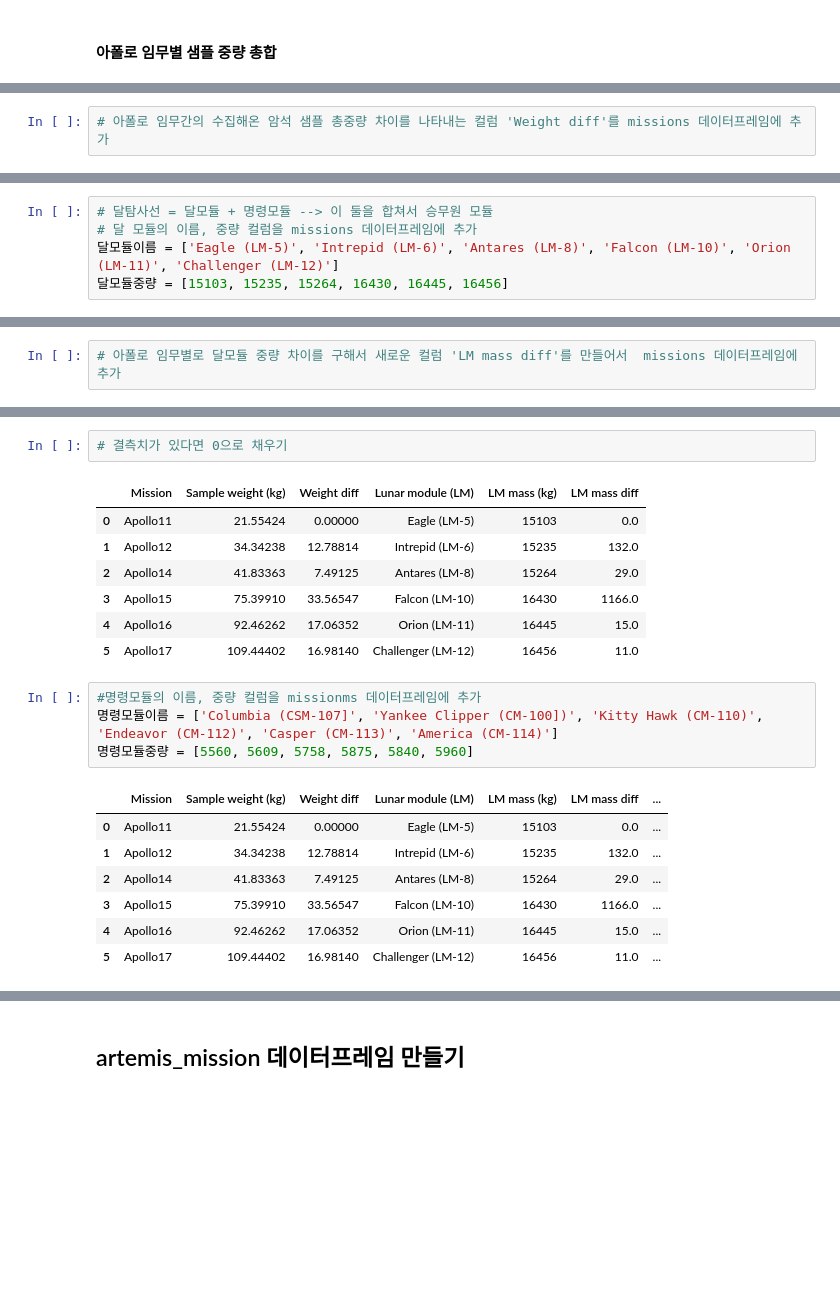
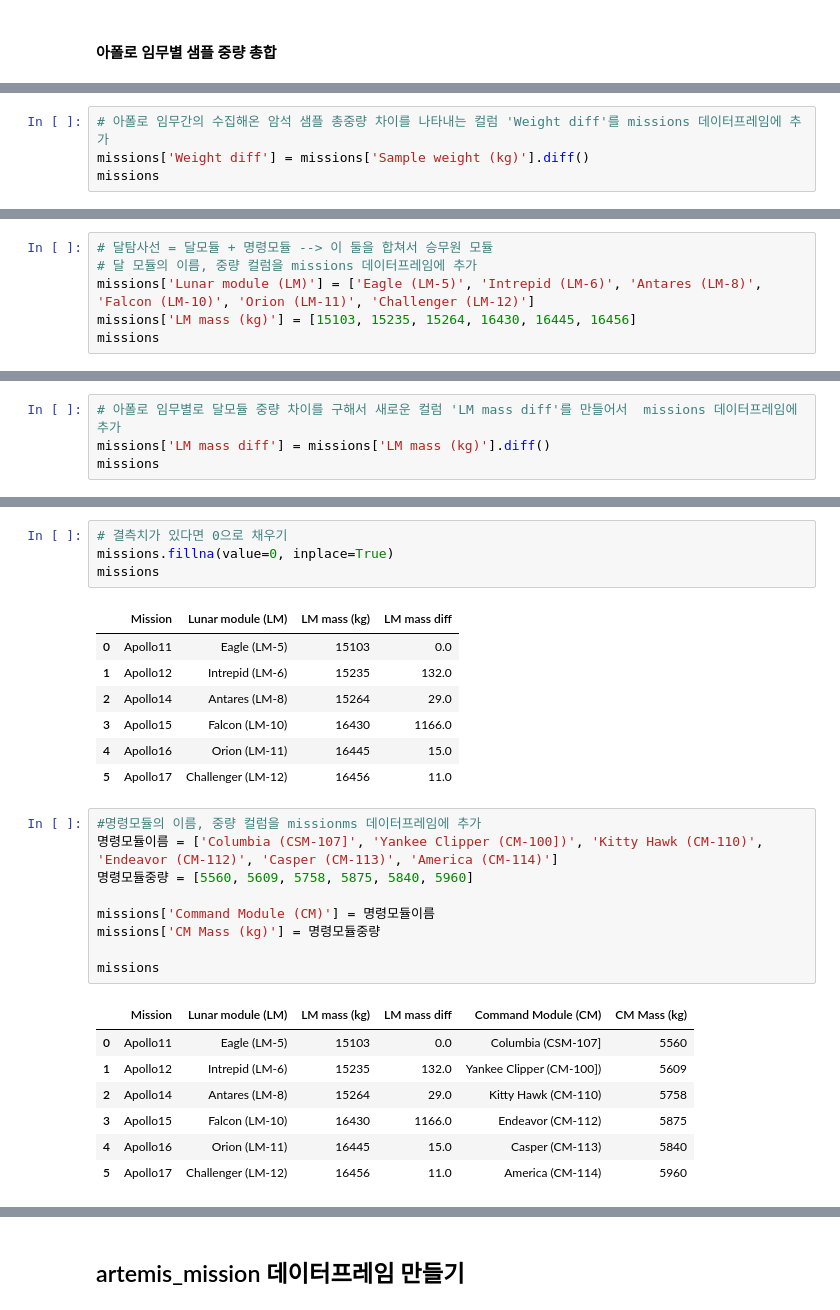
Before and after one commit to lima1016/python_study, a Jupyter notebook: OverTheMoon_달탐사.ipynb, the cells around one changed output, grey strips where cells are left out. Cells and saved outputs as stored; diff of their text form; blank space fills up the shorter version.

```diff
--- a/OverTheMoon_달탐사.ipynb
+++ b/OverTheMoon_달탐사.ipynb
@@ -248,3 +272,5 @@ Name: Weight (kg), dtype: float64
 # %%
 # 아폴로 임무간의 수집해온 암석 샘플 총중량 차이를 나타내는 컬럼 'Weight diff'를 missions 데이터프레임에 추가
+missions['Weight diff'] = missions['Sample weight (kg)'].diff()
+missions
 # %% [output]
@@ -269,6 +291,7 @@ missions.fillna(value=0, inplace=True)
 # %%
 # 달탐사선 = 달모듈 + 명령모듈 --> 이 둘을 합쳐서 승무원 모듈
 # 달 모듈의 이름, 중량 컬럼을 missions 데이터프레임에 추가
-달모듈이름 = ['Eagle (LM-5)', 'Intrepid (LM-6)', 'Antares (LM-8)', 'Falcon (LM-10)', 'Orion (LM-11)', 'Challenger (LM-12)']
-달모듈중량 = [15103, 15235, 15264, 16430, 16445, 16456]
+missions['Lunar module (LM)'] = ['Eagle (LM-5)', 'Intrepid (LM-6)', 'Antares (LM-8)', 'Falcon (LM-10)', 'Orion (LM-11)', 'Challenger (LM-12)']
+missions['LM mass (kg)'] = [15103, 15235, 15264, 16430, 16445, 16456]
+missions
 # %% [output]
@@ -282,3 +305,5 @@ missions.fillna(value=0, inplace=True)
 # %%
 # 아폴로 임무별로 달모듈 중량 차이를 구해서 새로운 컬럼 'LM mass diff'를 만들어서  missions 데이터프레임에 추가
+missions['LM mass diff'] = missions['LM mass (kg)'].diff()
+missions
 # %% [output]
@@ -292,25 +317,32 @@ missions.fillna(value=0, inplace=True)
 # %%
 # 결측치가 있다면 0으로 채우기
+missions.fillna(value=0, inplace=True)
+missions
 # %% [output]
-|  | Mission | Sample weight (kg) | Weight diff | Lunar module (LM) | LM mass (kg) | LM mass diff |
-| 0 | Apollo11 | 21.55424 | 0.00000 | Eagle (LM-5) | 15103 | 0.0 |
-| 1 | Apollo12 | 34.34238 | 12.78814 | Intrepid (LM-6) | 15235 | 132.0 |
-| 2 | Apollo14 | 41.83363 | 7.49125 | Antares (LM-8) | 15264 | 29.0 |
-| 3 | Apollo15 | 75.39910 | 33.56547 | Falcon (LM-10) | 16430 | 1166.0 |
-| 4 | Apollo16 | 92.46262 | 17.06352 | Orion (LM-11) | 16445 | 15.0 |
-| 5 | Apollo17 | 109.44402 | 16.98140 | Challenger (LM-12) | 16456 | 11.0 |
+|  | Mission | Lunar module (LM) | LM mass (kg) | LM mass diff |
+| 0 | Apollo11 | Eagle (LM-5) | 15103 | 0.0 |
+| 1 | Apollo12 | Intrepid (LM-6) | 15235 | 132.0 |
+| 2 | Apollo14 | Antares (LM-8) | 15264 | 29.0 |
+| 3 | Apollo15 | Falcon (LM-10) | 16430 | 1166.0 |
+| 4 | Apollo16 | Orion (LM-11) | 16445 | 15.0 |
+| 5 | Apollo17 | Challenger (LM-12) | 16456 | 11.0 |
 # %%
 #명령모듈의 이름, 중량 컬럼을 missionms 데이터프레임에 추가
 명령모듈이름 = ['Columbia (CSM-107]', 'Yankee Clipper (CM-100])', 'Kitty Hawk (CM-110)', 'Endeavor (CM-112)', 'Casper (CM-113)', 'America (CM-114)']
 명령모듈중량 = [5560, 5609, 5758, 5875, 5840, 5960]
+
+missions['Command Module (CM)'] = 명령모듈이름
+missions['CM Mass (kg)'] = 명령모듈중량
+
+missions
 # %% [output]
-|  | Mission | Sample weight (kg) | Weight diff | Lunar module (LM) | LM mass (kg) | LM mass diff | ... |
-| 0 | Apollo11 | 21.55424 | 0.00000 | Eagle (LM-5) | 15103 | 0.0 | ... |
-| 1 | Apollo12 | 34.34238 | 12.78814 | Intrepid (LM-6) | 15235 | 132.0 | ... |
-| 2 | Apollo14 | 41.83363 | 7.49125 | Antares (LM-8) | 15264 | 29.0 | ... |
-| 3 | Apollo15 | 75.39910 | 33.56547 | Falcon (LM-10) | 16430 | 1166.0 | ... |
-| 4 | Apollo16 | 92.46262 | 17.06352 | Orion (LM-11) | 16445 | 15.0 | ... |
-| 5 | Apollo17 | 109.44402 | 16.98140 | Challenger (LM-12) | 16456 | 11.0 | ... |
+|  | Mission | Lunar module (LM) | LM mass (kg) | LM mass diff | Command Module (CM) | CM Mass (kg) |
+| 0 | Apollo11 | Eagle (LM-5) | 15103 | 0.0 | Columbia (CSM-107] | 5560 |
+| 1 | Apollo12 | Intrepid (LM-6) | 15235 | 132.0 | Yankee Clipper (CM-100]) | 5609 |
+| 2 | Apollo14 | Antares (LM-8) | 15264 | 29.0 | Kitty Hawk (CM-110) | 5758 |
+| 3 | Apollo15 | Falcon (LM-10) | 16430 | 1166.0 | Endeavor (CM-112) | 5875 |
+| 4 | Apollo16 | Orion (LM-11) | 16445 | 15.0 | Casper (CM-113) | 5840 |
+| 5 | Apollo17 | Challenger (LM-12) | 16456 | 11.0 | America (CM-114) | 5960 |
 # %%
 #임무간 명령 모듈 중량 차이 구하기기
 #아폴로 임무별로 명령모듈 중량 차이를 구해서 새로운 컬럼 'CM Mass diff'를 만들어 missions 데이터프레임에 추가
```
Also changed, not shown: parts of 66 cells of this notebook, 13 other files.
